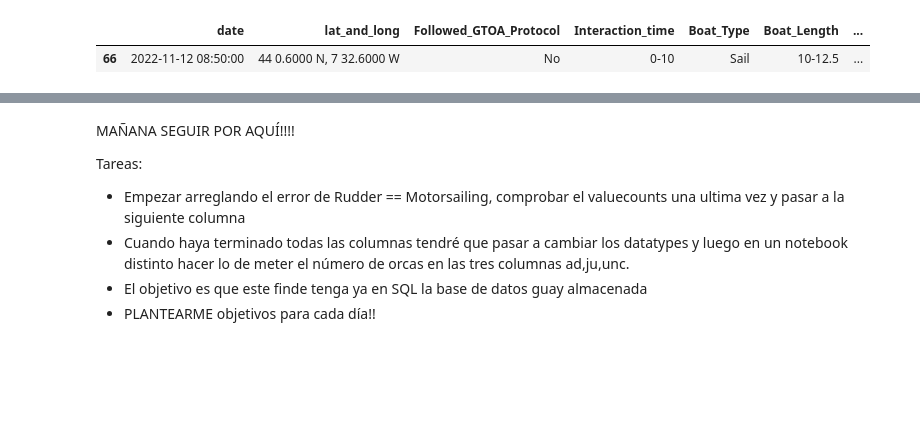
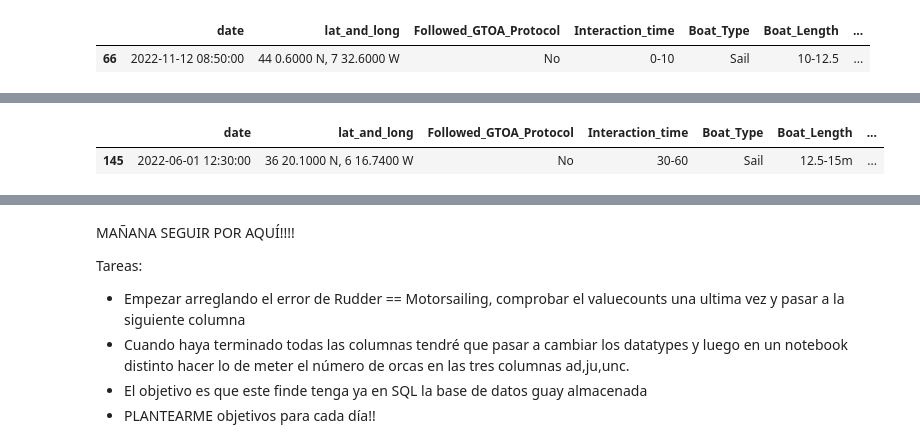
Before and after one commit to Jacobomb/Orca-interactions-in-the-Iberian-Peninsula, a Jupyter notebook: notebooks/2.DataCleaning.ipynb, the cells around one changed output, grey strips where cells are left out. Drawn from its saved outputs; the diff is of its cells as text; code cells hidden in the pictures; blank space fills up the shorter version.

```diff
--- a/notebooks/2.DataCleaning.ipynb
+++ b/notebooks/2.DataCleaning.ipynb
@@ -925,0 +1029,20 @@ df[df.Rudder == 'Motorsailing']
+# %%
+# Introducimos a mano los valores correspondientes a las columnas Rudder y Wind_Speed_Beaufort
+
+df.loc[145, 'Rudder'] = 'Twin rudder'
+df.loc[145, 'Wind_Speed_Beaufort'] = 'Unknown'
+# %%
+# Ahora vamos a mver dos posiciones a la izquierda los valores comprendidos entre las columnas Hull_Topsides_Color y Orcas_Behaviour
+
+# Especificamos que fila estamos alterando
+row_index_to_shift = 145
+
+# Especificamos las columnas que vamos a mover (desde 'Hull_Topsides_Color' a 'Orcas_Behaviour')
+start_column_index = df.columns.get_loc('Hull_Topsides_Color')
+end_column_index = df.columns.get_loc('Orcas_Behaviour')
+
+# Movemos los valores dos posiciones a la izq (de ahí el signo negativo de dentro del shift())
+df.iloc[row_index_to_shift, start_column_index:end_column_index + 1] = df.iloc[row_index_to_shift, start_column_index:end_column_index + 1].shift(-2)
+
+# Printeamos resultado
+print(df.iloc[row_index_to_shift])
@@ -925,0 +1067,14 @@ df[df.Rudder == 'Motorsailing']
+# %%
+# Introducimos a mano los valores correspondientes a las columnas Rudder y Wind_Speed_Beaufort y además de los comentarios Crew_Response y Orcas_Behaviour
+
+df.loc[145, 'Depth_Gauge'] = 'On'
+df.loc[145, 'Autopilot'] = 'On'
+df.loc[145, 'Crew_Response'] = 'This report was obtained by an interview with a GTOA member. One orca was seen near a fisherman who was gathering his net. It disappeared but was then seen about 30m away. When it arrived the crew dropped the sails and turned off all electrical systems. Initially they tried to deter it with a boat hook and they shouted at it and switched on one engine but quickly decided to stop that for fear of increasing the aggression. After that they sat still. The protocol cannot be said to have been followed due to the initial reaction. Both rudders were damaged including metal structural elements and the autopilot and one propeller may be damaged. There was concern that water ingress might occur due to the nature and extent of the damage. The boat was towed to port by the maritime rescue service.'
+df.loc[145, 'Orcas_Behaviour'] = 'There was a single orca. The crew saw it 30m away and it went straight for the rudders before doing anything else. It broke one rudder and then the other on the catamaran. It started to hit the daggerboards but the crew lifted them without damage. The orca then started to hit the hulls with its head, gathering momentum. The interaction lasted 60 minutes. This seemed very much like an aggressive attack rather than play.'
+# %%
+#Volvemos a comprobar la fila a ver si ya está bien:
+
+df[df.date == '2022-06-01 12:30:00']
+# %% [output]
+|  | date | lat_and_long | Followed_GTOA_Protocol | Interaction_time | Boat_Type | Boat_Length | ... |
+| 145 | 2022-06-01 12:30:00 | 36 20.1000 N, 6 16.7400 W | No | 30-60 | Sail | 12.5-15m | ... |
```
Also changed, not shown: parts of 18 cells of this notebook.
